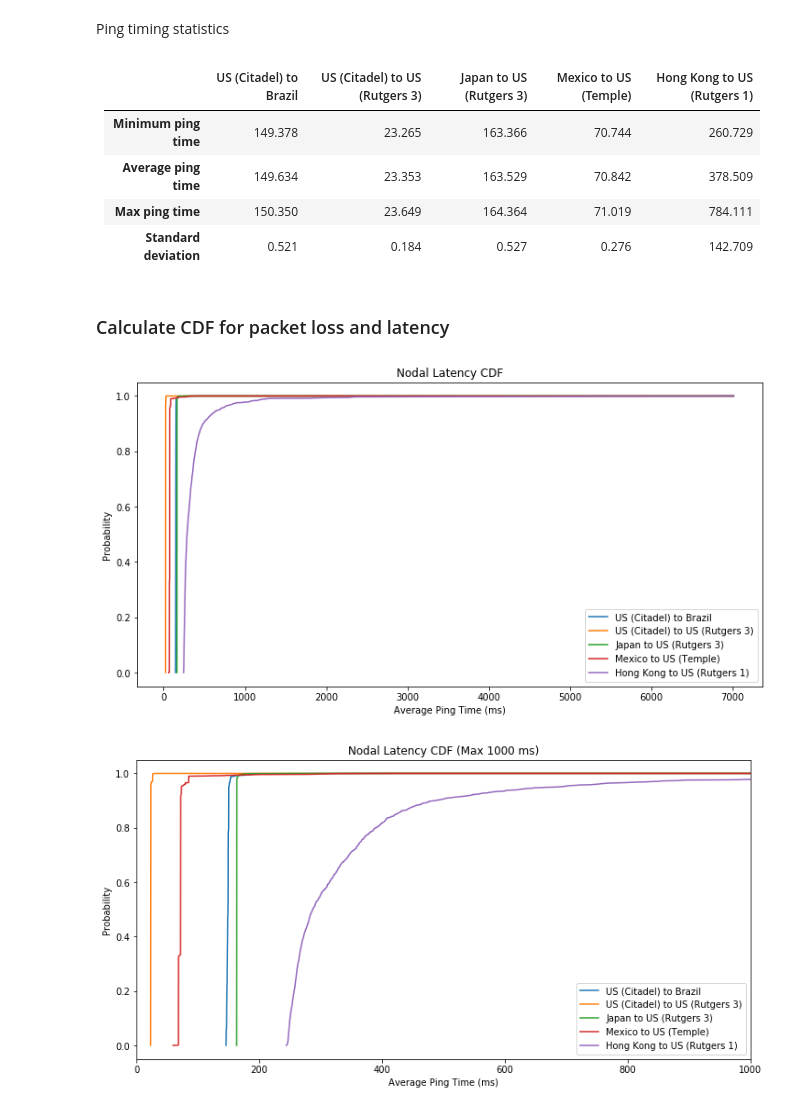
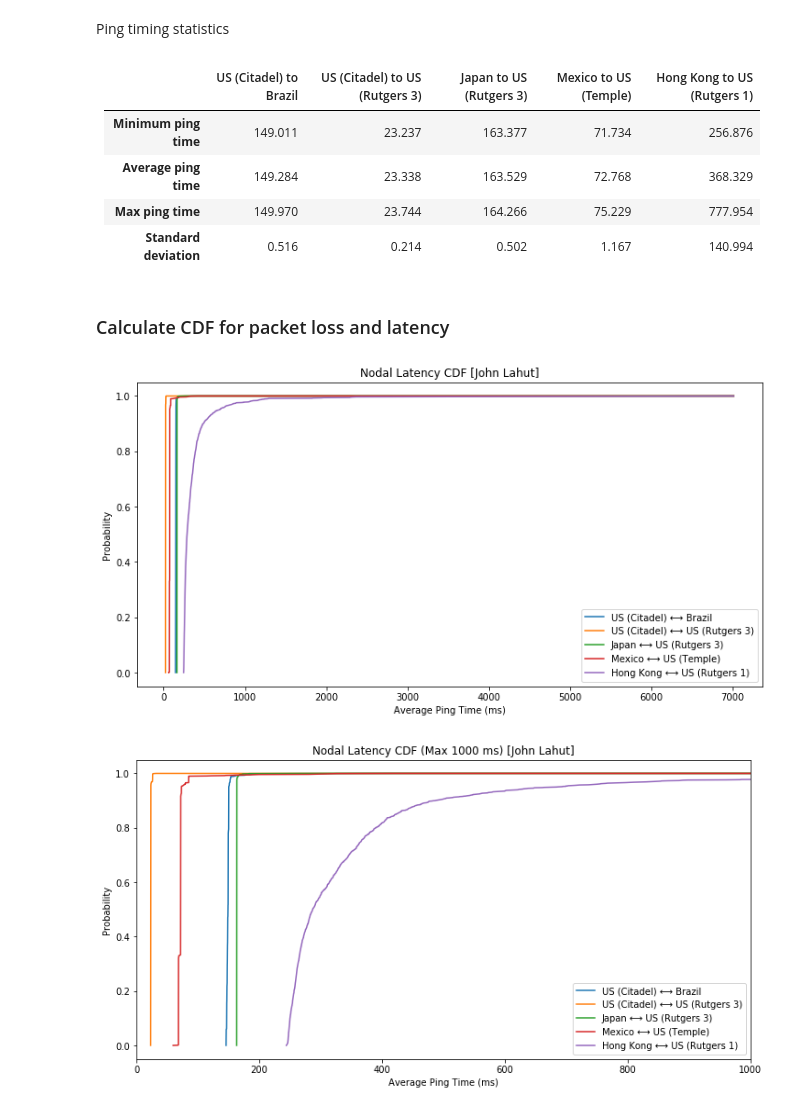
Before and after one commit to johnlahut/planet-lab, a Jupyter notebook: analysis/Analysis.ipynb, the cells around one changed output. Saved outputs shown, nothing was run; the diff lists cells and outputs as text; code cells hidden in the pictures.

```diff
--- a/analysis/Analysis.ipynb
+++ b/analysis/Analysis.ipynb
@@ -32,11 +32,11 @@ node_loc = {
 }
 
 node_pairs = {
-    '1-2 & 2-1': f"{node_loc['1']} to {node_loc['2']}",
-    '1-5 & 5-1': f"{node_loc['1']} to {node_loc['5']}",
-    '3-5 & 5-3': f"{node_loc['3']} to {node_loc['5']}",
-    '4-7 & 7-4': f"{node_loc['4']} to {node_loc['7']}",
-    '6-8 & 8-6': f"{node_loc['6']} to {node_loc['8']}",
+    '1-2 & 2-1': f"{node_loc['1']} ⟷ {node_loc['2']}",
+    '1-5 & 5-1': f"{node_loc['1']} ⟷ {node_loc['5']}",
+    '3-5 & 5-3': f"{node_loc['3']} ⟷ {node_loc['5']}",
+    '4-7 & 7-4': f"{node_loc['4']} ⟷ {node_loc['7']}",
+    '6-8 & 8-6': f"{node_loc['6']} ⟷ {node_loc['8']}",
 }
 # %% [markdown]
 ### Set the current working directory to the project root
@@ -109,12 +110,16 @@ def analyze_ping(data):
         metrics = data['raw_data'].split('\n')[-2].split('=')[1].strip().replace(' ms', '').split(',')[0].split('/')
         data['min_ping_time'], data['avg_ping_time'], data['max_ping_time'], data['sd_ping_time'] = \
             float(metrics[0]), float(metrics[1]), float(metrics[2]), float(metrics[3])
+    except Exception as e:
+        print(f"No calculated data for: {data['filename']} [stats]")
+
+    try:
 
         # --- parse out packet loss ---
         # third to last line will always be the line with packet loss
         data['packet_loss'] = float(data['raw_data'].split('\n')[-3].split(',')[2].split(' ')[1].replace('%', ''))
     except Exception as e:
-        print(f"No calculated data for: {data['filename']}")
+        print(f"No calculated data for: {data['filename']} [packetloss]")
     return data
 
 def analyze_traceroute(data):
@@ -128,7 +133,6 @@ def analyze_traceroute(data):
     try:
         traceroute = [x.strip() for x in data['raw_data'].split('\n')]
         routers = [x.split('  ')[1] for x in traceroute if len(x.split('  ')) > 1]
-#         print(routers)
         ip_addresses = [x.split(' ')[1].replace('(', '').replace(')', '') for x in routers]
 
         data['num_hops'] = len(routers)
@@ -211,5 +188,5 @@ df[df['measure'] == 'traceroute']
     ax.legend(legend)
     ax.set_xlabel('Date')
     ax.set_ylabel('Time (ms)')
-    ax.set_title(f'Average Pairwise Ping Time {node_pairs[title]}')
+    ax.set_title(f'Average Pairwise Ping Time {node_pairs[title]} [John Lahut]')
 # %% [output]
@@ -230,17 +211,19 @@ for title, group in df[df['measure'] == 'traceroute'].groupby(['pair']):
 
     rect1 = None
     rect2 = None
-
+    x_labels = []
     for i, (t, g) in enumerate(group.groupby(['src_id'])):
         counters = {k:0 for k in hop_values}
         x = np.arange(len(counters.keys()))
+        for k in counters.keys():
+            if k not in x_labels:
+                x_labels.append(k)
         for row in g['num_hops']:
             counters[row] += 1
-
         if i == 0:
-            rect1 = ax.bar(x - width / 2, counters.values(), width, label = node_loc[t])
+            rect1 = ax.bar(x - width / 2, counters.values(), width, label = f'Source: {node_loc[t]}')
         else:
-            rect2 = ax.bar(x + width / 2, counters.values(), width, label = node_loc[t])
+            rect2 = ax.bar(x + width / 2, counters.values(), width, label = f'Source: {node_loc[t]}')
 
     def autolabel(rects):
         """Attach a text label above each bar in *rects*, displaying its height."""
@@ -257,6 +240,7 @@ for title, group in df[df['measure'] == 'traceroute'].groupby(['pair']):
     ax.legend()
     ax.set_xlabel('Number of Hops')
     ax.set_ylabel('Frequency')
+    ax.set_xticks(x)
     ax.set_xticklabels(x_labels)
-    ax.set_title(f'Hop Distribution {node_pairs[set(group["pair"].values).pop()]}')
+    ax.set_title(f'Hop Distribution {node_pairs[set(group["pair"].values).pop()]} [John Lahut]')
 # %% [output]
@@ -272,10 +256,10 @@ Ping timing statistics
 # %% [markdown]
 |                        | US (Citadel) to Brazil | US (Citadel) to US (Rutgers 3) | Japan to US (Rutgers 3) | Mexico to US (Temple) | Hong Kong to US (Rutgers 1) |
 | ---------------------- | :--------------------: | :----------------------------: | :---------------------: | :-------------------: | :-------------------------: |
-| **Minimum ping time**  |        149.378         |             23.265             |         163.366         |        70.744         |           260.729           |
-| **Average ping time**  |        149.634         |             23.353             |         163.529         |        70.842         |           378.509           |
-| **Max ping time**      |        150.350         |             23.649             |         164.364         |        71.019         |           784.111           |
-| **Standard deviation** |         0.521          |             0.184              |          0.527          |         0.276         |           142.709           |
+| **Minimum ping time**  |        149.011         |             23.237             |         163.377         |        71.734         |           256.876           |
+| **Average ping time**  |        149.284         |             23.338             |         163.529         |        72.768         |           368.329           |
+| **Max ping time**      |        149.970         |             23.744             |         164.266         |        75.229         |           777.954           |
+| **Standard deviation** |         0.516          |             0.214              |          0.502          |         1.167         |           140.994           |
 # %%
 def calc_gaps(group):
 
@@ -311,37 +295,37 @@ df = df.reset_index(level=0, drop=True).reset_index(level=0, drop=True).reset_in
 for i in range(2):
     # first group by each src, desc pair
     fig, ax = plt.subplots(figsize=(12, 6))
     legend = []
 
     if i == 1:
         ax.set_xlim(0, 1000)
 
     for title, group in df[df['measure'] == 'ping'].groupby(['pair']):
 
         # then group by the avg_ping_time
         stats_df = group.groupby('avg_ping_time')['avg_ping_time'].agg('count').pipe(pd.DataFrame).rename(
             columns = {'avg_ping_time': 'frequency'})
 
         # probability that the current time occurs
         stats_df['pdf'] = stats_df['frequency'] / sum(stats_df['frequency'])
         # cumulative probability
         stats_df['cdf'] = stats_df['pdf'].cumsum()
         stats_df = stats_df.reset_index()
 
         # add the max value to each plot so that the CDF lines continue to end
         plt.plot(stats_df['avg_ping_time'].tolist()+[df['avg_ping_time'].max()],stats_df['cdf'].tolist()+[1])
         legend.append(node_pairs[title])
 
     if i == 0:
-        ax.set_title('Nodal Latency CDF')
+        ax.set_title('Nodal Latency CDF [John Lahut]')
     else:
-        ax.set_title('Nodal Latency CDF (Max 1000 ms)')
+        ax.set_title('Nodal Latency CDF (Max 1000 ms) [John Lahut]')
     ax.set_xlabel('Average Ping Time (ms)')
     ax.set_ylabel('Probability')
     ax.legend(legend)
 # %% [output]
-[figure, old version]
+[figure, new version]
-[figure, old version]
+[figure, new version]
 # %%
 # first group by each src, desc pair
 for i in range(2):
```
Also changed, not shown: parts of 23 cells of this notebook, 1 other file.
